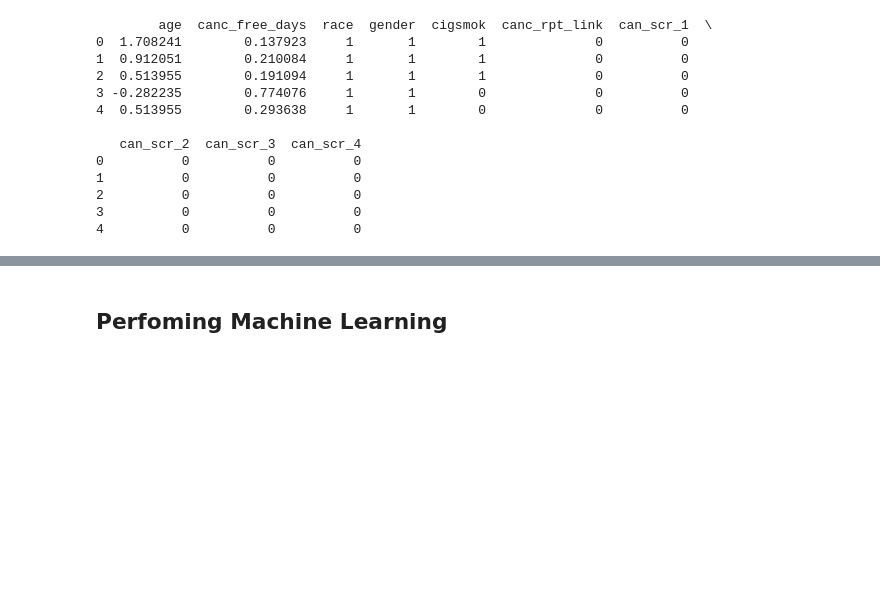
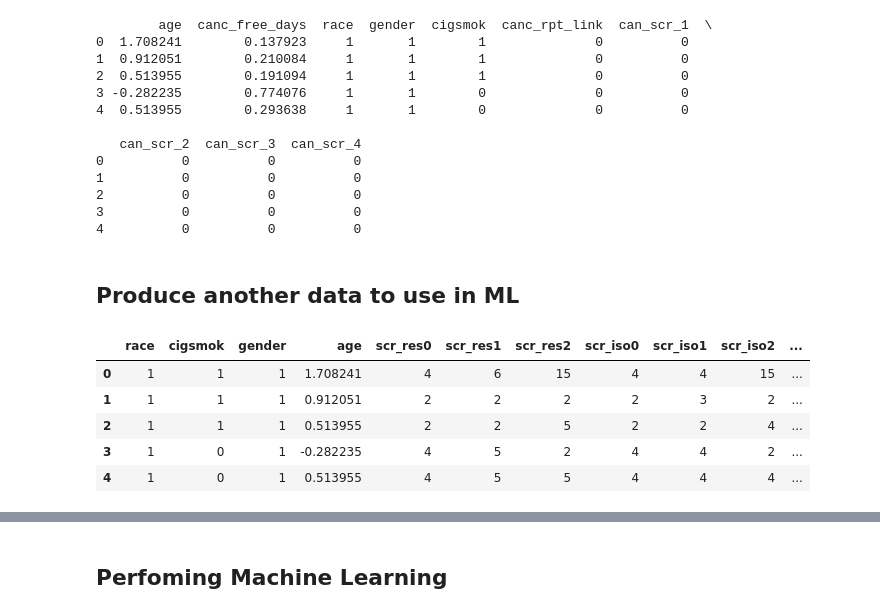
Before and after one commit to Desmondonam/Lung_cancer_Prediction, a Jupyter notebook: Lung_cancer_ML.ipynb, the cells around one changed output, grey strips where cells are left out. Drawn from its saved outputs; the diff is of its cells as text; code cells hidden in the pictures; blank space fills up the shorter version.

Commit message:
Use a different features of data

```diff
--- a/Lung_cancer_ML.ipynb
+++ b/Lung_cancer_ML.ipynb
@@ -500,3 +500,14 @@ print(extracted_features.head())
 # %%
 # save the data to a csv
 extracted_features.to_csv('/content/sample_data/features_data.csv', index=False)
+# %% [markdown]
+## Produce another data to use in ML
+# %%
+data.head()
+# %% [output]
+|  | race | cigsmok | gender | age | scr_res0 | scr_res1 | scr_res2 | scr_iso0 | scr_iso1 | scr_iso2 | ... |
+| 0 | 1 | 1 | 1 | 1.708241 | 4 | 6 | 15 | 4 | 4 | 15 | ... |
+| 1 | 1 | 1 | 1 | 0.912051 | 2 | 2 | 2 | 2 | 3 | 2 | ... |
+| 2 | 1 | 1 | 1 | 0.513955 | 2 | 2 | 5 | 2 | 2 | 4 | ... |
+| 3 | 1 | 0 | 1 | -0.282235 | 4 | 5 | 2 | 4 | 4 | 2 | ... |
+| 4 | 1 | 0 | 1 | 0.513955 | 4 | 5 | 5 | 4 | 4 | 4 | ... |
```
Also changed, not shown: parts of 5 cells of this notebook.
